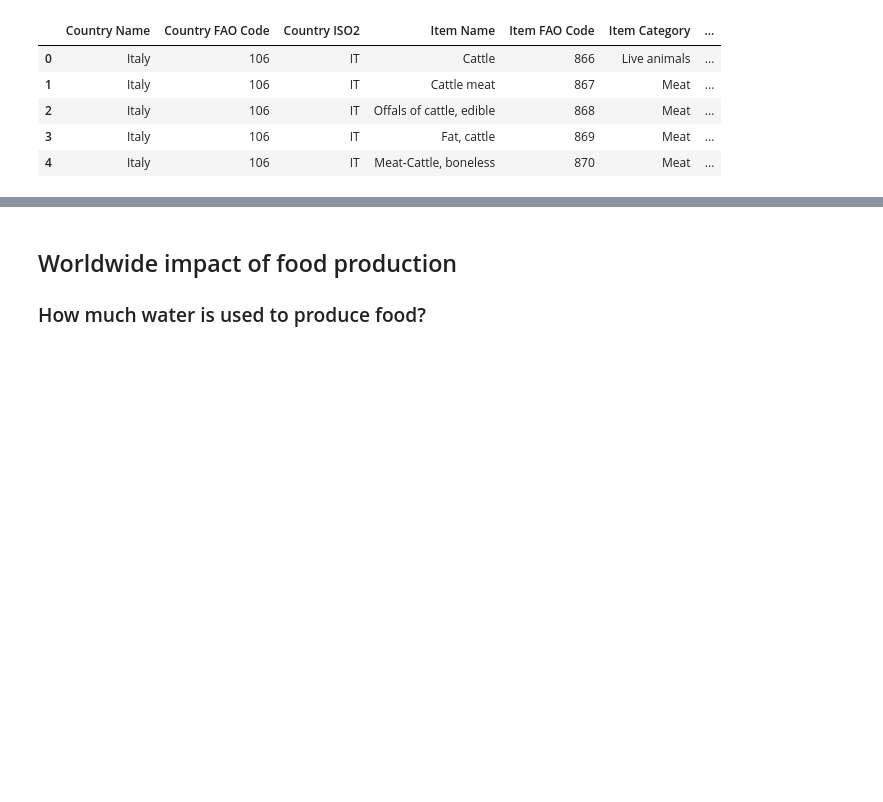
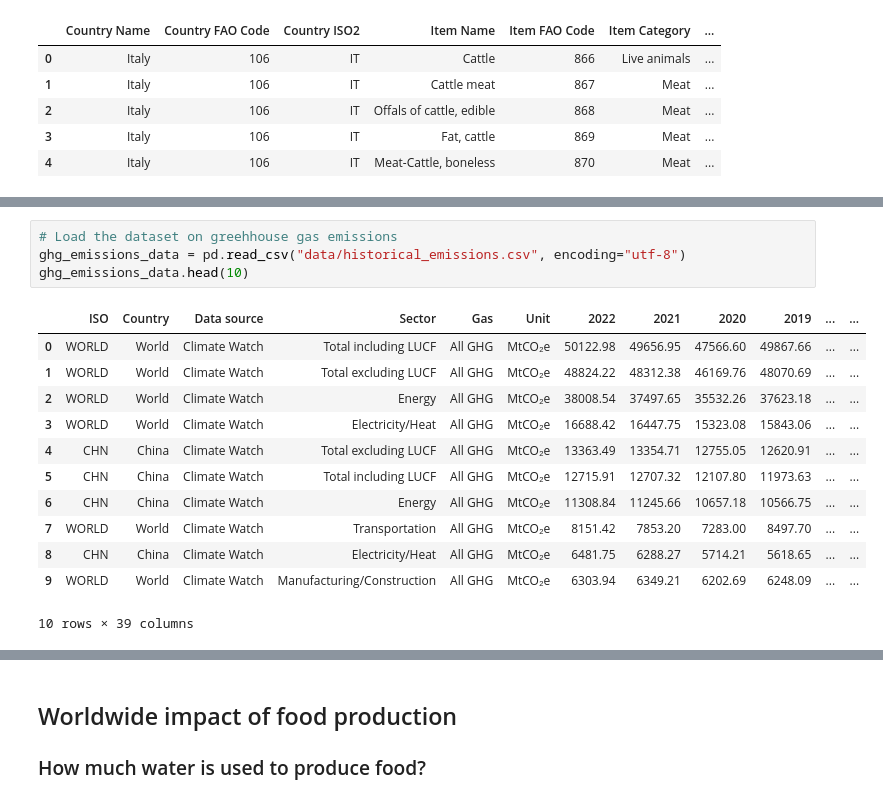
Before and after one commit to TCoaM/TrueCostOfAMeal, a Jupyter notebook: simo_notebook.ipynb, the cells around one changed output, grey strips where cells are left out. Drawn from its saved outputs; the diff is of its cells as text; blank space fills up the shorter version.

```diff
--- a/simo_notebook.ipynb
+++ b/simo_notebook.ipynb
@@ -82,0 +85,17 @@ landuse_data.head(10)
+# %%
+# Load the dataset on greehhouse gas emissions
+ghg_emissions_data = pd.read_csv("data/historical_emissions.csv", encoding="utf-8")
+ghg_emissions_data.head(10)
+# %% [output]
+|  | ISO | Country | Data source | Sector | Gas | Unit | 2022 | 2021 | 2020 | 2019 | ... | ... |
+| 0 | WORLD | World | Climate Watch | Total including LUCF | All GHG | MtCO₂e | 50122.98 | 49656.95 | 47566.60 | 49867.66 | ... | ... |
+| 1 | WORLD | World | Climate Watch | Total excluding LUCF | All GHG | MtCO₂e | 48824.22 | 48312.38 | 46169.76 | 48070.69 | ... | ... |
+| 2 | WORLD | World | Climate Watch | Energy | All GHG | MtCO₂e | 38008.54 | 37497.65 | 35532.26 | 37623.18 | ... | ... |
+| 3 | WORLD | World | Climate Watch | Electricity/Heat | All GHG | MtCO₂e | 16688.42 | 16447.75 | 15323.08 | 15843.06 | ... | ... |
+| 4 | CHN | China | Climate Watch | Total excluding LUCF | All GHG | MtCO₂e | 13363.49 | 13354.71 | 12755.05 | 12620.91 | ... | ... |
+| 5 | CHN | China | Climate Watch | Total including LUCF | All GHG | MtCO₂e | 12715.91 | 12707.32 | 12107.80 | 11973.63 | ... | ... |
+| 6 | CHN | China | Climate Watch | Energy | All GHG | MtCO₂e | 11308.84 | 11245.66 | 10657.18 | 10566.75 | ... | ... |
+| 7 | WORLD | World | Climate Watch | Transportation | All GHG | MtCO₂e | 8151.42 | 7853.20 | 7283.00 | 8497.70 | ... | ... |
+| 8 | CHN | China | Climate Watch | Electricity/Heat | All GHG | MtCO₂e | 6481.75 | 6288.27 | 5714.21 | 5618.65 | ... | ... |
+| 9 | WORLD | World | Climate Watch | Manufacturing/Construction | All GHG | MtCO₂e | 6303.94 | 6349.21 | 6202.69 | 6248.09 | ... | ... |
+10 rows × 39 columns
```
Also changed, not shown: parts of 15 cells of this notebook.
